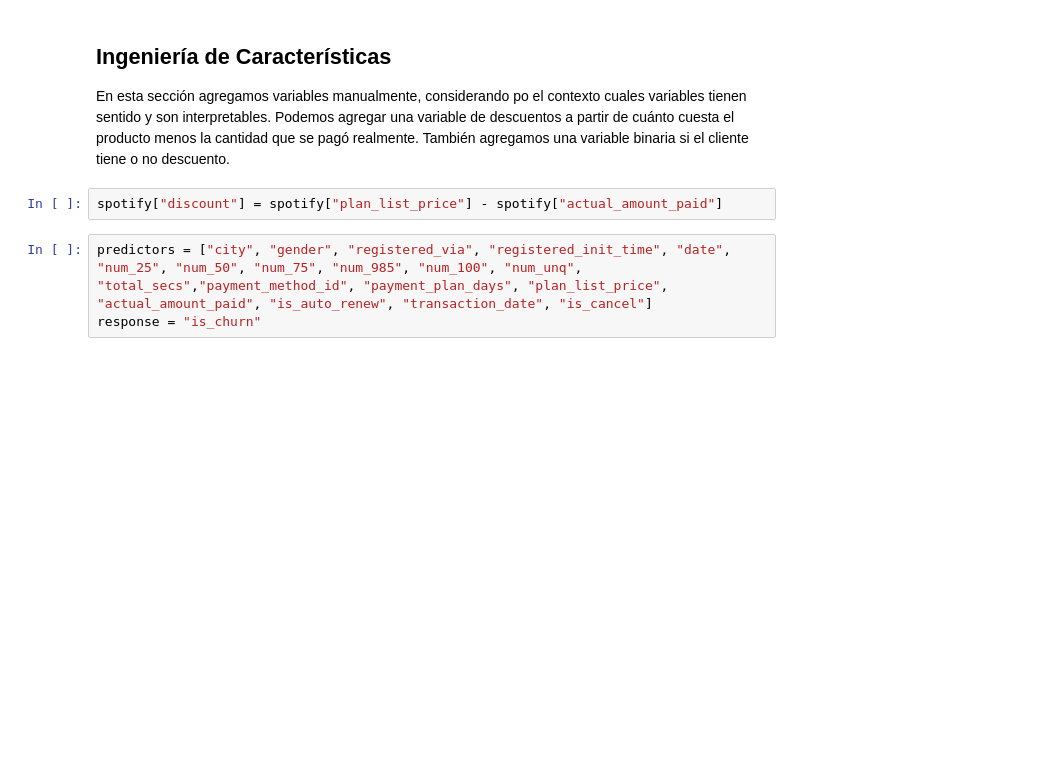
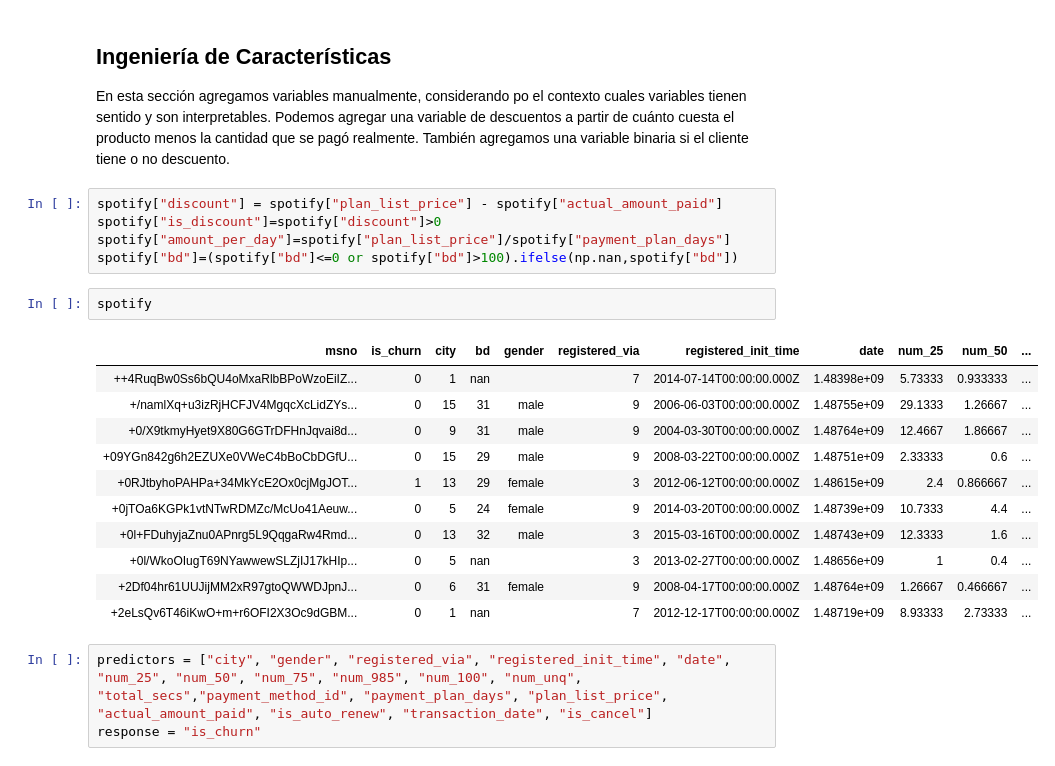
Before and after one commit to alfcar9/kkbox_churn_prediction, a Jupyter notebook: machine_learning_models.ipynb, the cells around one changed output. Cells and saved outputs as stored; diff of their text form; blank space fills up the shorter version.

```diff
--- a/machine_learning_models.ipynb
+++ b/machine_learning_models.ipynb
@@ -80,8 +82,25 @@ Especificamos cuáles son los predictores y cuál es la variable de respuesta.
 # %% [markdown]
 ## Ingeniería de Características
 En esta sección agregamos variables manualmente, considerando po el contexto cuales variables tienen sentido y son interpretables. Podemos agregar una variable de descuentos a partir de cuánto cuesta el producto menos la cantidad que se pagó realmente. También agregamos una variable binaria si el cliente tiene o no descuento.
-# %%
-spotify["discount"] = spotify["plan_list_price"] - spotify["actual_amount_paid"]
+# %%
+spotify["discount"] = spotify["plan_list_price"] - spotify["actual_amount_paid"]
+spotify["is_discount"]=spotify["discount"]>0
+spotify["amount_per_day"]=spotify["plan_list_price"]/spotify["payment_plan_days"]
+spotify["bd"]=(spotify["bd"]<=0 or spotify["bd"]>100).ifelse(np.nan,spotify["bd"])
+# %%
+spotify
+# %% [output]
+| msno | is_churn | city | bd | gender | registered_via | registered_init_time | date | num_25 | num_50 | ... |
+| ++4RuqBw0Ss6bQU4oMxaRlbBPoWzoEiIZ... | 0 | 1 | nan |  | 7 | 2014-07-14T00:00:00.000Z | 1.48398e+09 | 5.73333 | 0.933333 | ... |
+| +/namlXq+u3izRjHCFJV4MgqcXcLidZYs... | 0 | 15 | 31 | male | 9 | 2006-06-03T00:00:00.000Z | 1.48755e+09 | 29.1333 | 1.26667 | ... |
+| +0/X9tkmyHyet9X80G6GTrDFHnJqvai8d... | 0 | 9 | 31 | male | 9 | 2004-03-30T00:00:00.000Z | 1.48764e+09 | 12.4667 | 1.86667 | ... |
+| +09YGn842g6h2EZUXe0VWeC4bBoCbDGfU... | 0 | 15 | 29 | male | 9 | 2008-03-22T00:00:00.000Z | 1.48751e+09 | 2.33333 | 0.6 | ... |
+| +0RJtbyhoPAHPa+34MkYcE2Ox0cjMgJOT... | 1 | 13 | 29 | female | 3 | 2012-06-12T00:00:00.000Z | 1.48615e+09 | 2.4 | 0.866667 | ... |
+| +0jTOa6KGPk1vtNTwRDMZc/McUo41Aeuw... | 0 | 5 | 24 | female | 9 | 2014-03-20T00:00:00.000Z | 1.48739e+09 | 10.7333 | 4.4 | ... |
+| +0l+FDuhyjaZnu0APnrg5L9QqgaRw4Rmd... | 0 | 13 | 32 | male | 3 | 2015-03-16T00:00:00.000Z | 1.48743e+09 | 12.3333 | 1.6 | ... |
+| +0l/WkoOIugT69NYawwewSLZjIJ17kHIp... | 0 | 5 | nan |  | 3 | 2013-02-27T00:00:00.000Z | 1.48656e+09 | 1 | 0.4 | ... |
+| +2Df04hr61UUJijMM2xR97gtoQWWDJpnJ... | 0 | 6 | 31 | female | 9 | 2008-04-17T00:00:00.000Z | 1.48764e+09 | 1.26667 | 0.466667 | ... |
+| +2eLsQv6T46iKwO+m+r6OFI2X3Oc9dGBM... | 0 | 1 | nan |  | 7 | 2012-12-17T00:00:00.000Z | 1.48719e+09 | 8.93333 | 2.73333 | ... |
 # %%
 predictors = ["city", "gender", "registered_via", "registered_init_time", "date", "num_25", "num_50", "num_75", "num_985", "num_100", "num_unq", "total_secs","payment_method_id", "payment_plan_days", "plan_list_price", "actual_amount_paid", "is_auto_renew", "transaction_date", "is_cancel"]
 response = "is_churn"
```
Also changed, not shown: parts of 44 cells of this notebook.
